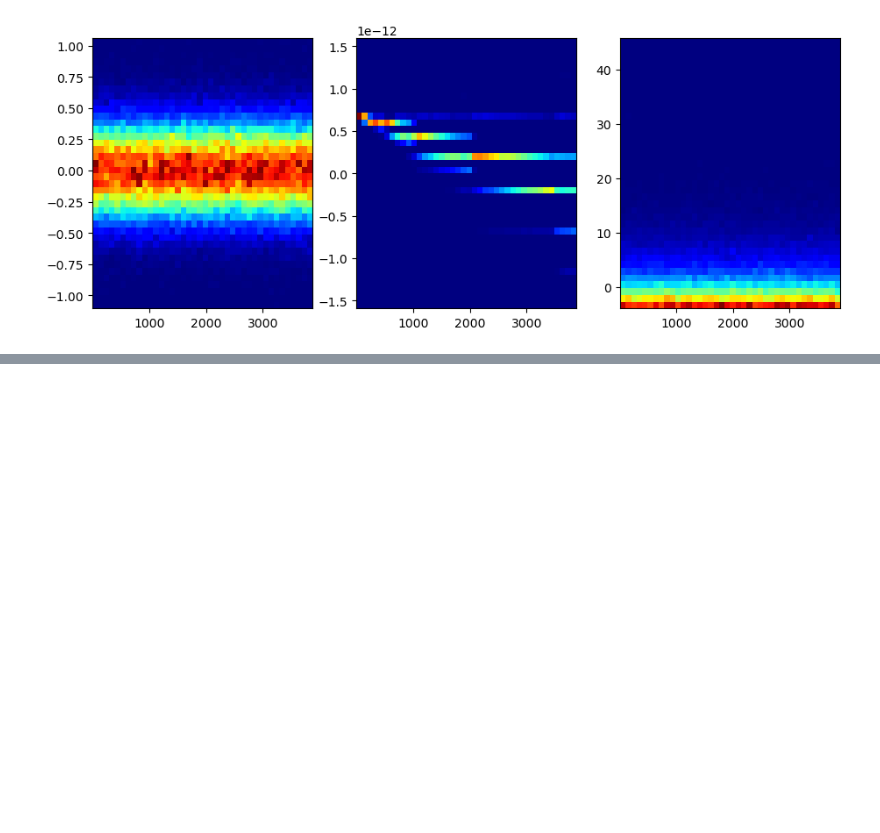
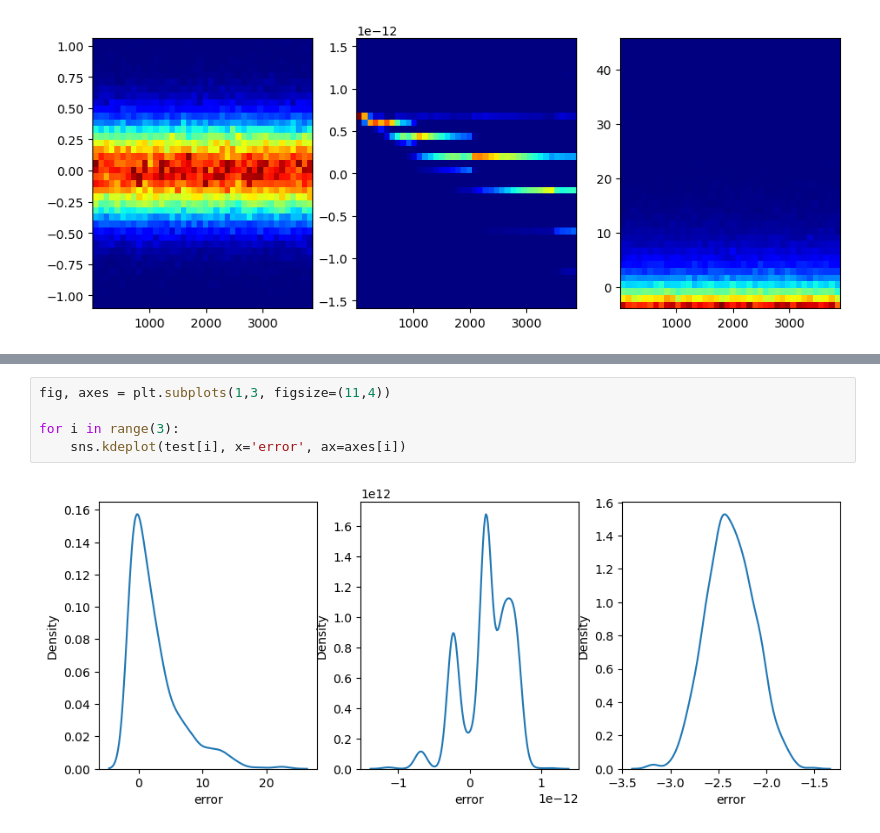
Before and after one commit to aakashks/dsg-lecture-assignments-aks, a Jupyter notebook: aakashks/assMath/2B-q2.ipynb, the cells around one changed output, grey strips where cells are left out. Drawn from its saved outputs; the diff is of its cells as text; blank space fills up the shorter version.

```diff
--- a/aakashks/assMath/2B-q2.ipynb
+++ b/aakashks/assMath/2B-q2.ipynb
@@ -81,0 +116,7 @@ the error in training set A is likely from guassian distribution
+# %%
+fig, axes = plt.subplots(1,3, figsize=(11,4))
+
+for i in range(3):
+    sns.kdeplot(test[i], x='error', ax=axes[i])
+# %% [output]
+[figure, added]
```
Also changed, not shown: parts of 18 cells of this notebook.
